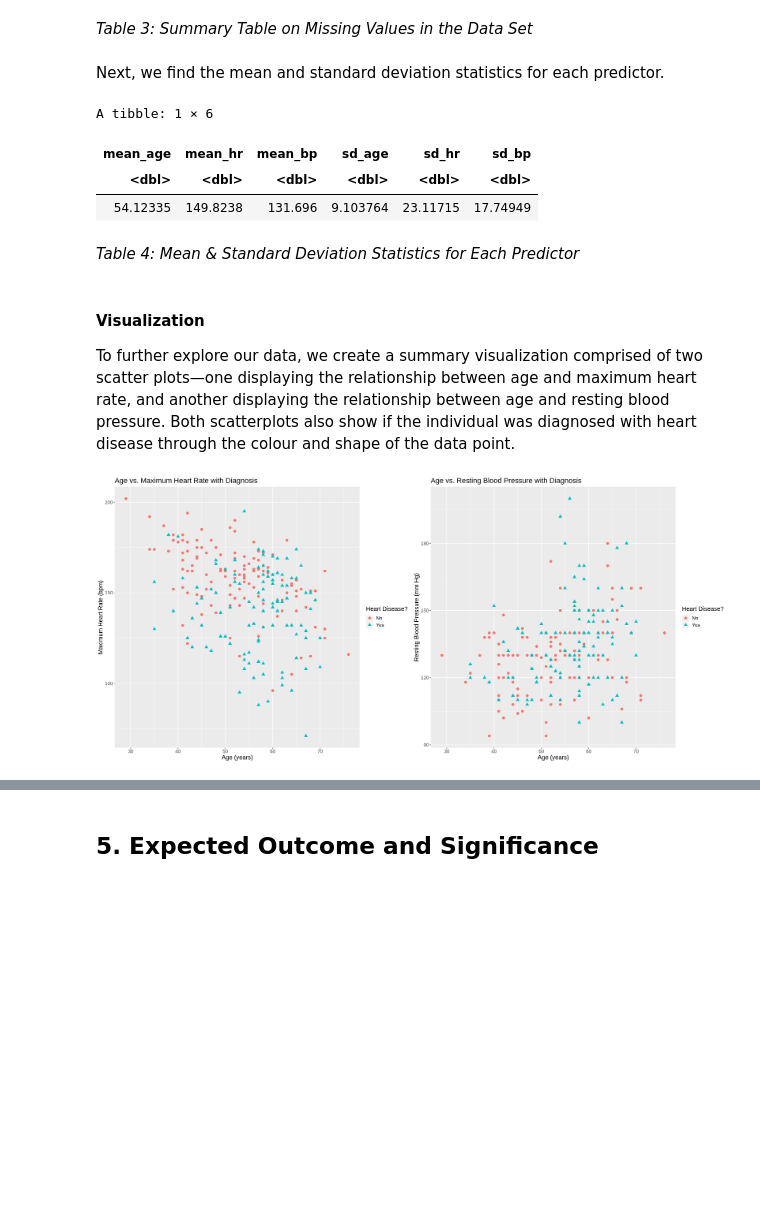
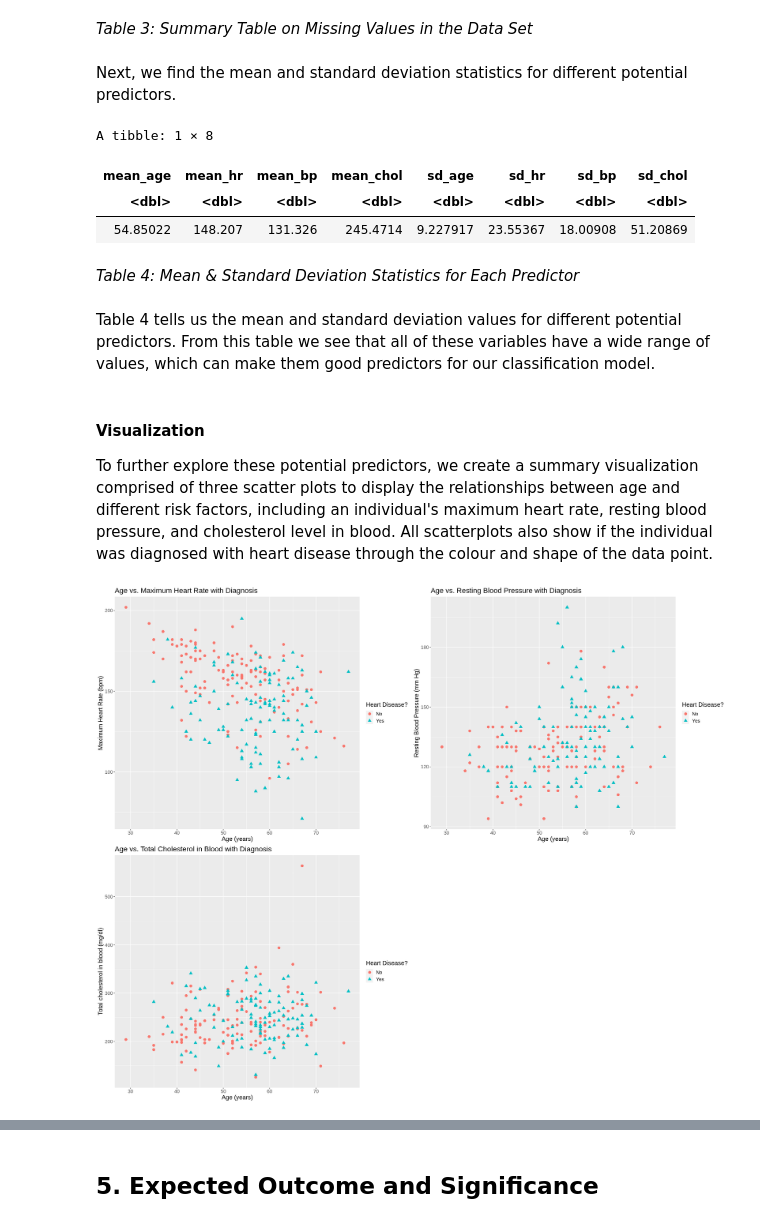
Before and after one commit to a-wang27/DSCI-100, a Jupyter notebook: project_proposal.ipynb, the cells around one changed output, grey strips where cells are left out. Saved outputs shown, nothing was run; the diff lists cells and outputs as text; code cells hidden in the pictures; blank space fills up the shorter version.

```diff
--- a/project_proposal.ipynb
+++ b/project_proposal.ipynb
@@ -79,8 +96,7 @@ tidy_heart_data <- heart_data |>
            max_heart_rate = thalach,
            blood_pressure = trestbps) |>
     mutate(diagnosis = as_factor(diagnosis),
-           diagnosis = case_when(diagnosis %in% c(1, 2, 3, 4) ~ "Yes", diagnosis %in% 0 ~ "No")) |>
-    select(age, max_heart_rate, blood_pressure, diagnosis)
+           diagnosis = case_when(diagnosis %in% c(1, 2, 3, 4) ~ "Yes", diagnosis %in% 0 ~ "No"))
 
 # splitting the data
 heart_split <- initial_split(tidy_heart_data,
@@ -119,55 +135,69 @@ A data.frame: 1 × 1
 # %% [markdown]
 *Table 3: Summary Table on Missing Values in the Data Set*
 # %% [markdown]
-Next, we find the mean and standard deviation statistics for each predictor.
+Next, we find the mean and standard deviation statistics for different potential predictors.
 # %%
 # mean and standard deviation statistics
 mean_and_sd <- heart_train |>
     summarize(mean_age = mean(age, na.rm = TRUE),
               mean_hr = mean(max_heart_rate, na.rm = TRUE),
               mean_bp = mean(blood_pressure, na.rm = TRUE),
+              mean_chol = mean(chol, na.rm = TRUE),
               sd_age = sd(age, na.rm = TRUE),
               sd_hr = sd(max_heart_rate, na.rm = TRUE),
-              sd_bp = sd(blood_pressure, na.rm = TRUE))
+              sd_bp = sd(blood_pressure, na.rm = TRUE),
+              sd_chol = sd(chol, na.rm = TRUE))
 
 mean_and_sd
 # %% [output]
-A tibble: 1 × 6
+A tibble: 1 × 8
-| mean_age | mean_hr | mean_bp | sd_age | sd_hr | sd_bp |
-| <dbl> | <dbl> | <dbl> | <dbl> | <dbl> | <dbl> |
-| 54.12335 | 149.8238 | 131.696 | 9.103764 | 23.11715 | 17.74949 |
+| mean_age | mean_hr | mean_bp | mean_chol | sd_age | sd_hr | sd_bp | sd_chol |
+| <dbl> | <dbl> | <dbl> | <dbl> | <dbl> | <dbl> | <dbl> | <dbl> |
+| 54.85022 | 148.207 | 131.326 | 245.4714 | 9.227917 | 23.55367 | 18.00908 | 51.20869 |
 # %% [markdown]
 *Table 4: Mean & Standard Deviation Statistics for Each Predictor*
+# %% [markdown]
+Table 4 tells us the mean and standard deviation values for different potential predictors. From this table we see that all of these variables have a wide range of values, which can make them good predictors for our classification model.
 # %% [markdown]
 #### Visualization
 
-To further explore our data, we create a summary visualization comprised of two scatter plots—one displaying the relationship between age and maximum heart rate, and another displaying the relationship between age and resting blood pressure. Both scatterplots also show if the individual was diagnosed with heart disease through the colour and shape of the data point.
+To further explore these potential predictors, we create a summary visualization comprised of three scatter plots to display the relationships between age and different risk factors, including an individual's maximum heart rate, resting blood pressure, and cholesterol level in blood. All scatterplots also show if the individual was diagnosed with heart disease through the colour and shape of the data point.
 # %%
 # creating a summary visualization
-options(repr.plot.width = 22, repr.plot.height = 10)
+options(repr.plot.width = 22, repr.plot.height = 18)
 
 age_vs_hr <- heart_train |>
     ggplot(aes(x = age, y = max_heart_rate, color = diagnosis, shape = diagnosis)) +
     geom_point(size = 3) +
     labs(x = "Age (years)",
          y = "Maximum Heart Rate (bpm)",
          color = "Heart Disease?",
          shape = "Heart Disease?") +
     ggtitle("Age vs. Maximum Heart Rate with Diagnosis") +
     theme(text = element_text(size = 15))
 
 age_vs_bp <- heart_train |>
     ggplot(aes(x = age, y = blood_pressure, color = diagnosis, shape = diagnosis)) +
     geom_point(size = 3) +
     labs(x = "Age (years)",
          y = "Resting Blood Pressure (mm Hg)",
          color = "Heart Disease?",
          shape = "Heart Disease?") +
     ggtitle("Age vs. Resting Blood Pressure with Diagnosis") +
     theme(text = element_text(size = 15))
 
-plot_grid(age_vs_hr, age_vs_bp,
+age_vs_chol <- heart_train |>
+    ggplot(aes(x = age, y = chol, color = diagnosis, shape = diagnosis)) +
+    geom_point(size = 3) +
+    labs(x = "Age (years)",
+         y = "Total cholesterol in blood (mg/dl)",
+         color = "Heart Disease?",
+         shape = "Heart Disease?") +
+    ggtitle("Age vs. Total Cholesterol in Blood with Diagnosis") +
+    theme(text = element_text(size = 15))
+
+plot_grid(age_vs_hr, age_vs_bp, age_vs_chol,
           label_size = 10)
 # %% [output]
-[figure, old version]
+[figure, new version]
 # %% [markdown]
```
Also changed, not shown: parts of 8 cells of this notebook.
